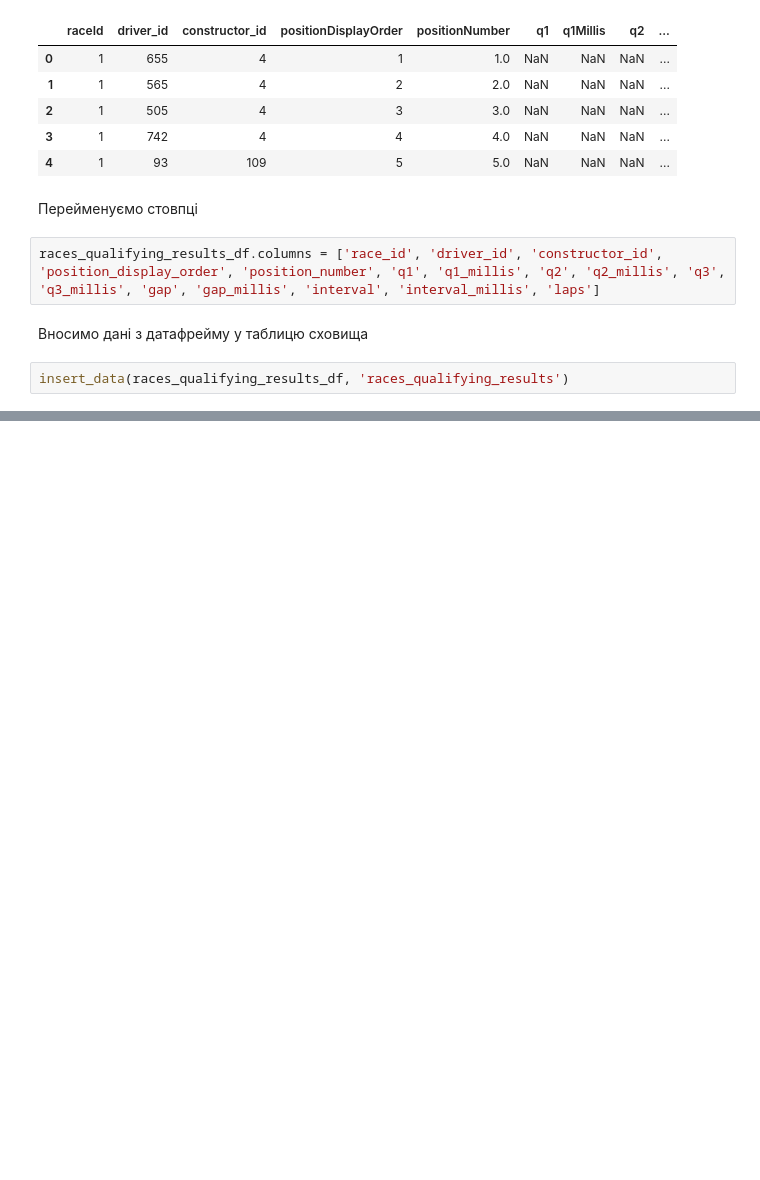
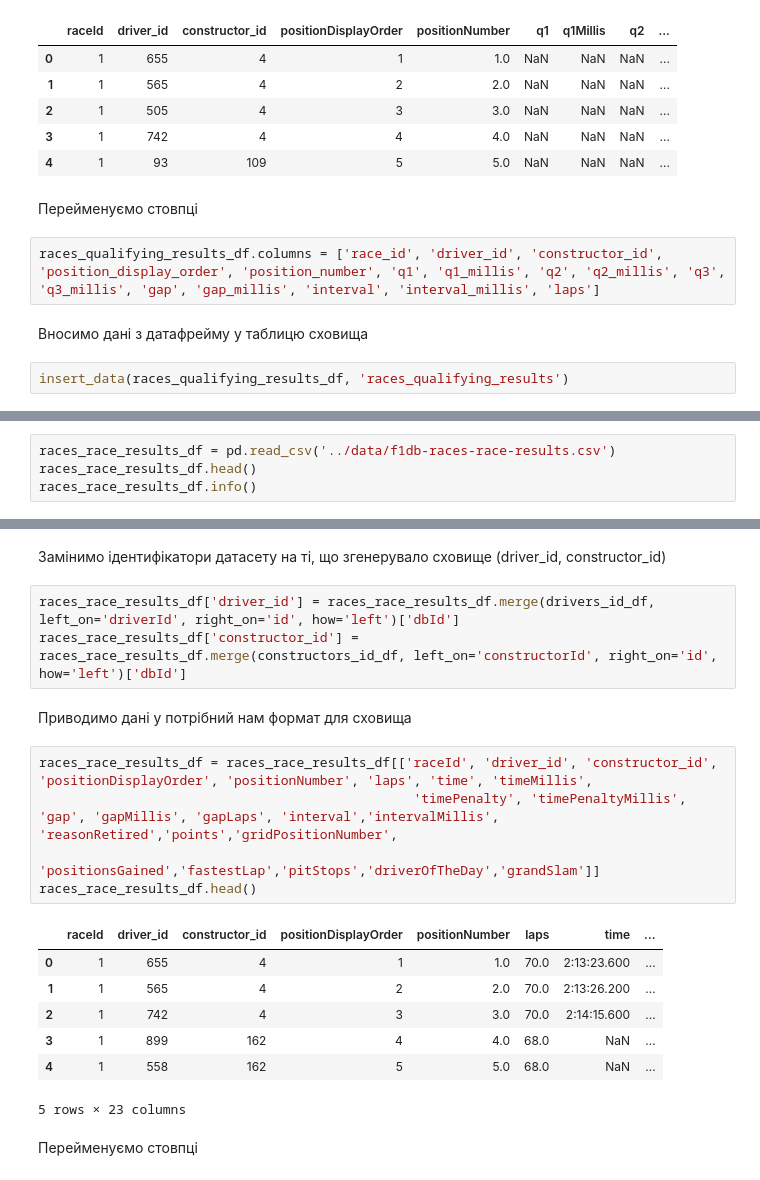
Before and after one commit to zagrebelnio/F1-Championship-Data-Analysis, a Jupyter notebook: storage/scripts/fact_tables.ipynb, the cells around one changed output, grey strips where cells are left out. Cells and saved outputs as stored; diff of their text form; blank space fills up the shorter version.

```diff
--- a/storage/scripts/fact_tables.ipynb
+++ b/storage/scripts/fact_tables.ipynb
@@ -200,0 +203,4 @@ insert_data(races_qualifying_results_df, 'races_qualifying_results')
+# %%
+races_race_results_df = pd.read_csv('../data/f1db-races-race-results.csv')
+races_race_results_df.head()
+races_race_results_df.info()
@@ -200,0 +225,22 @@ insert_data(races_qualifying_results_df, 'races_qualifying_results')
+# %% [markdown]
+Замінимо ідентифікатори датасету на ті, що згенерувало сховище (driver_id, constructor_id)
+# %%
+races_race_results_df['driver_id'] = races_race_results_df.merge(drivers_id_df, left_on='driverId', right_on='id', how='left')['dbId']
+races_race_results_df['constructor_id'] = races_race_results_df.merge(constructors_id_df, left_on='constructorId', right_on='id', how='left')['dbId']
+# %% [markdown]
+Приводимо дані у потрібний нам формат для сховища
+# %%
+races_race_results_df = races_race_results_df[['raceId', 'driver_id', 'constructor_id', 'positionDisplayOrder', 'positionNumber', 'laps', 'time', 'timeMillis',
+                                                'timePenalty', 'timePenaltyMillis', 'gap', 'gapMillis', 'gapLaps', 'interval','intervalMillis', 'reasonRetired','points','gridPositionNumber',
+                                                'positionsGained','fastestLap','pitStops','driverOfTheDay','grandSlam']]
+races_race_results_df.head()
+# %% [output]
+|  | raceId | driver_id | constructor_id | positionDisplayOrder | positionNumber | laps | time | ... |
+| 0 | 1 | 655 | 4 | 1 | 1.0 | 70.0 | 2:13:23.600 | ... |
+| 1 | 1 | 565 | 4 | 2 | 2.0 | 70.0 | 2:13:26.200 | ... |
+| 2 | 1 | 742 | 4 | 3 | 3.0 | 70.0 | 2:14:15.600 | ... |
+| 3 | 1 | 899 | 162 | 4 | 4.0 | 68.0 | NaN | ... |
+| 4 | 1 | 558 | 162 | 5 | 5.0 | 68.0 | NaN | ... |
+5 rows × 23 columns
+# %% [markdown]
+Перейменуємо стовпці
```
Also changed, not shown: parts of 85 cells of this notebook.
